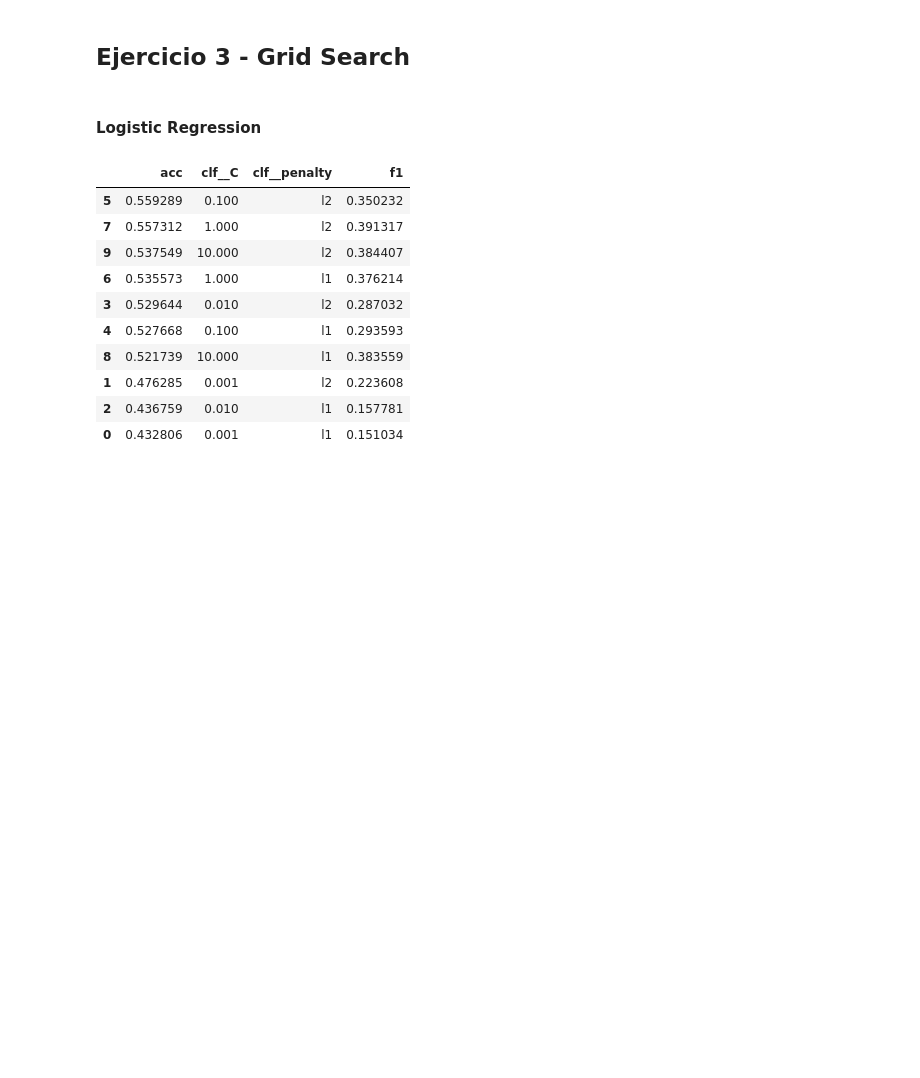
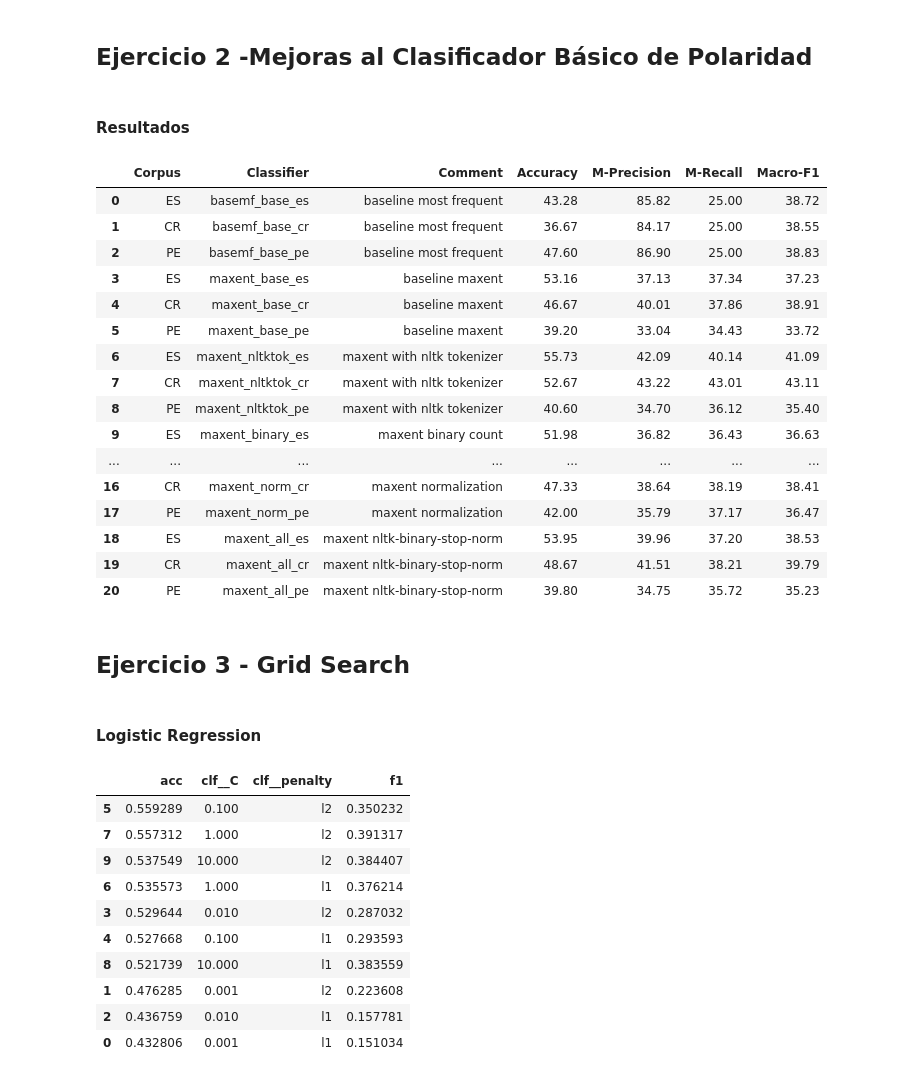
Before and after one commit to camporeale/PLN-2019, a Jupyter notebook: sentiment/Ejercicios Practico 2.ipynb, the cells around one changed output. Saved outputs shown, nothing was run; the diff lists cells and outputs as text; code cells hidden in the pictures; blank space fills up the shorter version.

Commit message:
ejercicio 5

```diff
--- a/sentiment/Ejercicios Practico 2.ipynb
+++ b/sentiment/Ejercicios Practico 2.ipynb
@@ -1,2 +17,30 @@
+# %% [markdown]
+## Ejercicio 2 -Mejoras al Clasificador Básico de Polaridad
+# %% [markdown]
+#### Resultados
+# %%
+df = pd.read_csv("./results.csv")
+# %%
+df = df.round(2)
+# %%
+df[["Corpus","Classifier","Comment","Accuracy","M-Precision","M-Recall","Macro-F1"]]
+# %% [output]
+|  | Corpus | Classifier | Comment | Accuracy | M-Precision | M-Recall | Macro-F1 |
+| 0 | ES | basemf_base_es | baseline most frequent | 43.28 | 85.82 | 25.00 | 38.72 |
+| 1 | CR | basemf_base_cr | baseline most frequent | 36.67 | 84.17 | 25.00 | 38.55 |
+| 2 | PE | basemf_base_pe | baseline most frequent | 47.60 | 86.90 | 25.00 | 38.83 |
+| 3 | ES | maxent_base_es | baseline maxent | 53.16 | 37.13 | 37.34 | 37.23 |
+| 4 | CR | maxent_base_cr | baseline maxent | 46.67 | 40.01 | 37.86 | 38.91 |
+| 5 | PE | maxent_base_pe | baseline maxent | 39.20 | 33.04 | 34.43 | 33.72 |
+| 6 | ES | maxent_nltktok_es | maxent with nltk tokenizer | 55.73 | 42.09 | 40.14 | 41.09 |
+| 7 | CR | maxent_nltktok_cr | maxent with nltk tokenizer | 52.67 | 43.22 | 43.01 | 43.11 |
+| 8 | PE | maxent_nltktok_pe | maxent with nltk tokenizer | 40.60 | 34.70 | 36.12 | 35.40 |
+| 9 | ES | maxent_binary_es | maxent binary count | 51.98 | 36.82 | 36.43 | 36.63 |
+| ... | ... | ... | ... | ... | ... | ... | ... |
+| 16 | CR | maxent_norm_cr | maxent normalization | 47.33 | 38.64 | 38.19 | 38.41 |
+| 17 | PE | maxent_norm_pe | maxent normalization | 42.00 | 35.79 | 37.17 | 36.47 |
+| 18 | ES | maxent_all_es | maxent nltk-binary-stop-norm | 53.95 | 39.96 | 37.20 | 38.53 |
+| 19 | CR | maxent_all_cr | maxent nltk-binary-stop-norm | 48.67 | 41.51 | 38.21 | 39.79 |
+| 20 | PE | maxent_all_pe | maxent nltk-binary-stop-norm | 39.80 | 34.75 | 35.72 | 35.23 |
 # %% [markdown]
 ## Ejercicio 3 - Grid Search
```
Also changed, not shown: parts of 16 cells of this notebook, 1 other file.
